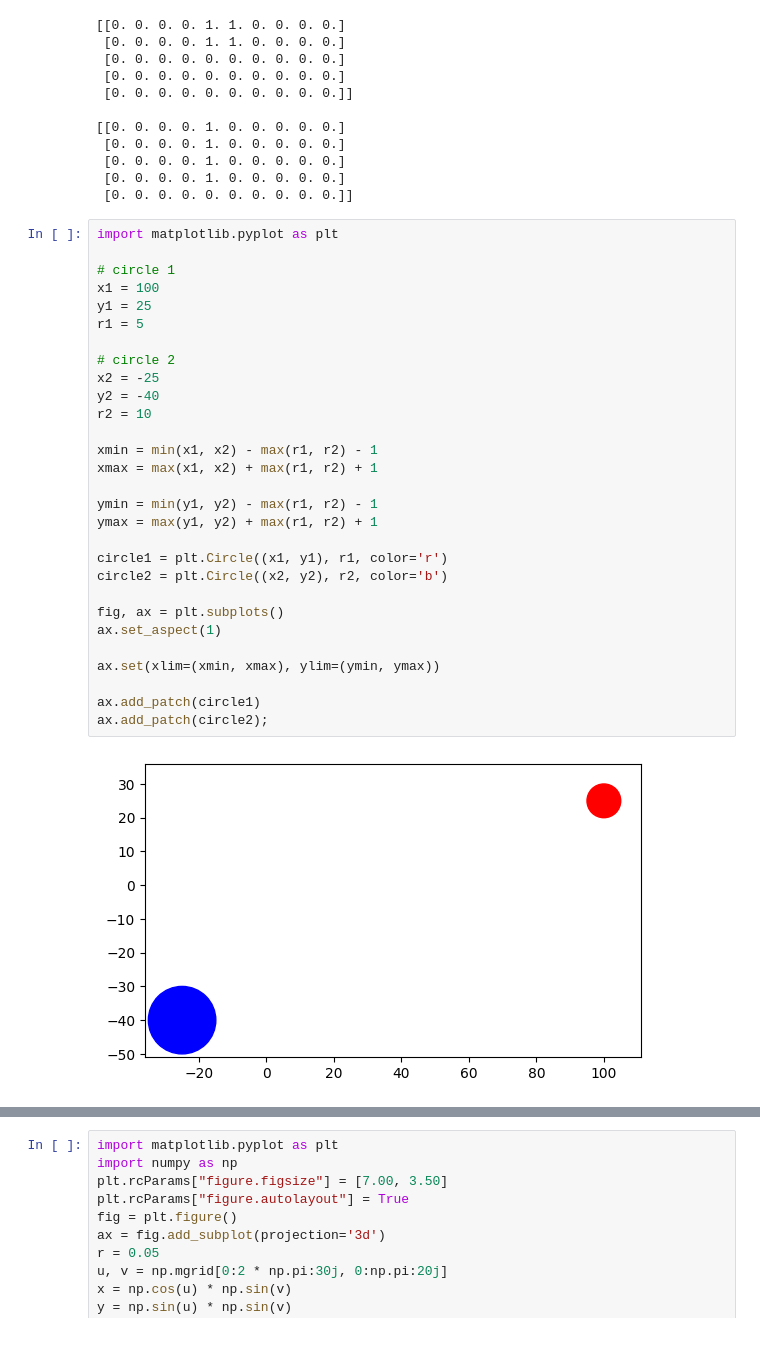
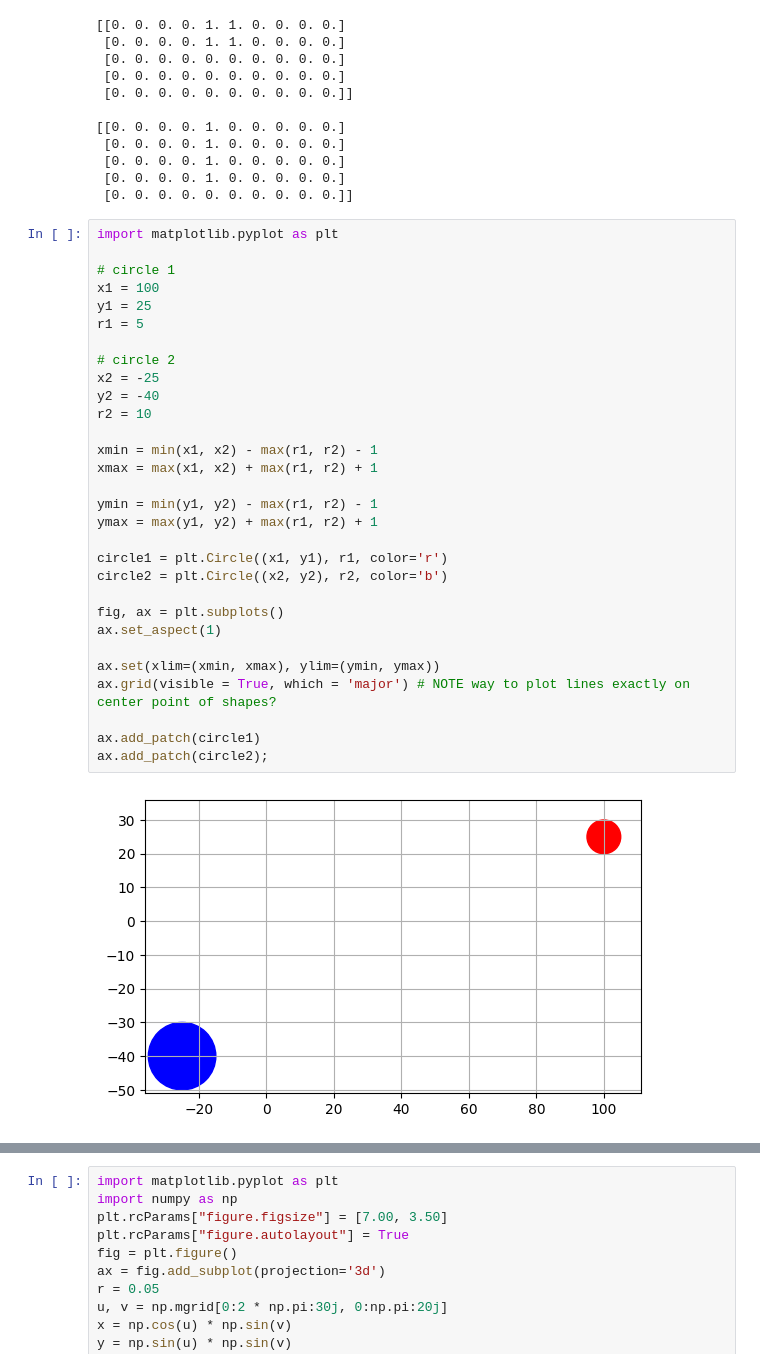
Before and after one commit to Andreas-Svensson/python, a Jupyter notebook: Explorations/E00_random_stuff.ipynb, the cells around one changed output, grey strips where cells are left out. Cells and saved outputs as stored; diff of their text form.

Commit message:
plotting different types of shapes in same plot

```diff
--- a/Explorations/E00_random_stuff.ipynb
+++ b/Explorations/E00_random_stuff.ipynb
@@ -82,31 +82,32 @@ print(temp_board)
 # %%
 import matplotlib.pyplot as plt
 
 # circle 1
 x1 = 100
 y1 = 25
 r1 = 5
 
 # circle 2
 x2 = -25
 y2 = -40
 r2 = 10
 
 xmin = min(x1, x2) - max(r1, r2) - 1
 xmax = max(x1, x2) + max(r1, r2) + 1
 
 ymin = min(y1, y2) - max(r1, r2) - 1
 ymax = max(y1, y2) + max(r1, r2) + 1
 
 circle1 = plt.Circle((x1, y1), r1, color='r')
 circle2 = plt.Circle((x2, y2), r2, color='b')
 
 fig, ax = plt.subplots()
 ax.set_aspect(1)
 
 ax.set(xlim=(xmin, xmax), ylim=(ymin, ymax))
+ax.grid(visible = True, which = 'major') # NOTE way to plot lines exactly on center point of shapes?
 
 ax.add_patch(circle1)
 ax.add_patch(circle2);
 # %% [output]
-[figure, old version]
+[figure, new version]
```
Also changed, not shown: parts of 2 cells of this notebook.
